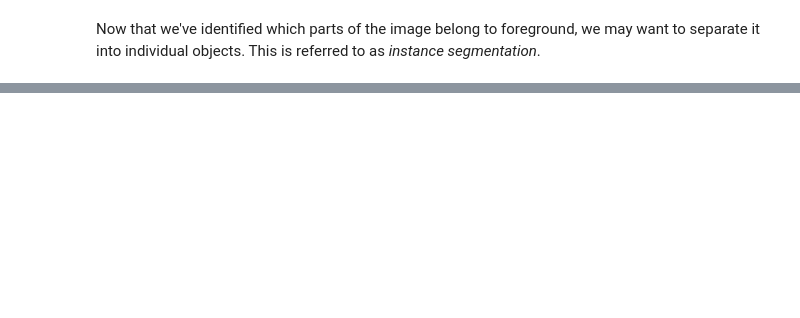
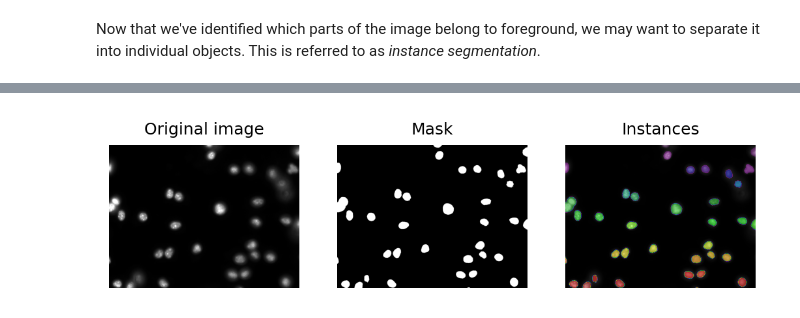
Before and after one commit to uhlmanngroup/imagequantification101, a Jupyter notebook: 2 - Segmentation.ipynb, the cells around one changed output, grey strips where cells are left out. Drawn from its saved outputs; the diff is of its cells as text; code cells hidden in the pictures; blank space fills up the shorter version.

```diff
--- a/2 - Segmentation.ipynb
+++ b/2 - Segmentation.ipynb
@@ -347,0 +171,35 @@ Apply everything you've seen in previous sections to try and segment the hard im
+# %%
+original_img = bbbc020_easy
+
+# Threshold
+thresh = skf.threshold_otsu(original_img)
+mask_img = original_img > thresh
+
+# Save this semantic mask for later
+bbbc020_easy_sem_mask = mask_img
+
+# Label connected components
+instance_labels = skm.label(mask_img, background=0, connectivity=2)
+
+# Save this instance mask for later
+bbbc020_easy_inst_mask = instance_labels
+
+# Visualize the result
+fig, axes = plt.subplots(nrows=1, ncols=3)
+
+axes[0].imshow(bbbc020_easy, cmap='gray')
+axes[0].axis('off')
+axes[0].set_title('Original image', fontsize=9)
+
+axes[1].imshow(mask_img, cmap='gray')
+axes[1].axis('off')
+axes[1].set_title('Mask', fontsize=9)
+
+axes[2].imshow(bbbc020_easy, cmap='gray')
+axes[2].imshow(instance_labels, cmap='nipy_spectral', alpha=.5)
+axes[2].axis('off')
+axes[2].set_title('Instances', fontsize=9)
+
+plt.show()
+# %% [output]
+[figure, added]
```
Also changed, not shown: parts of 72 cells of this notebook, 19 other files.
